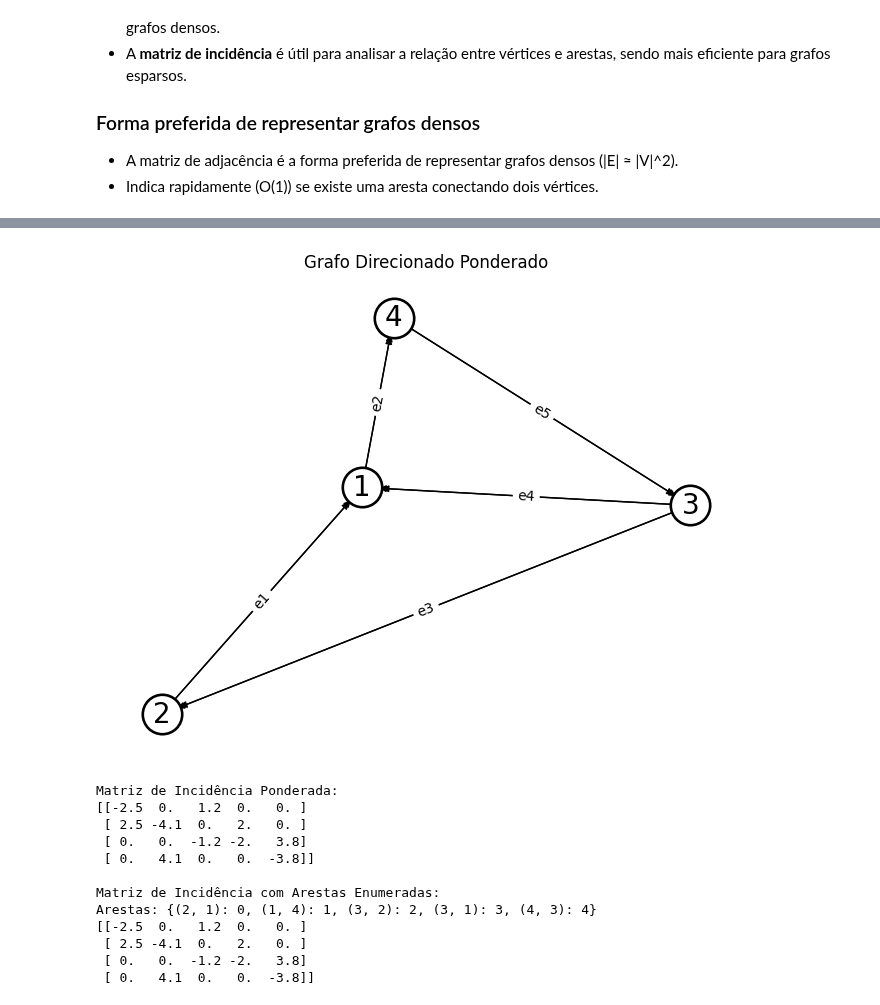
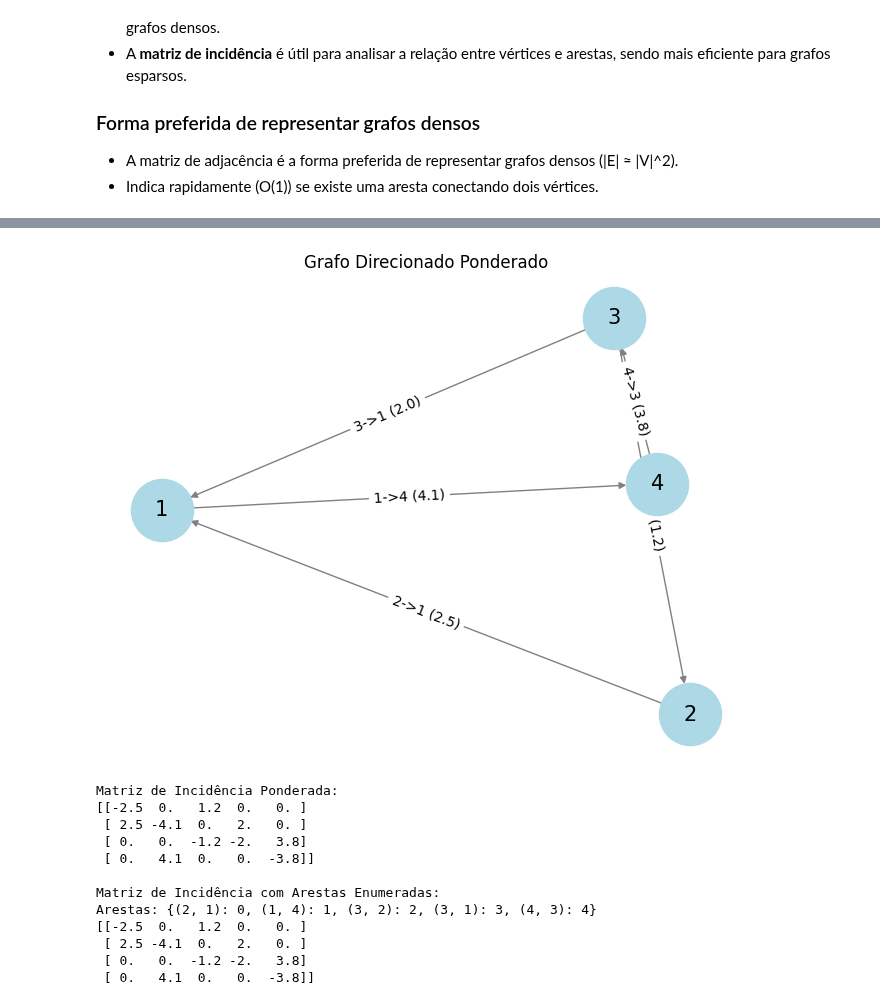
Before and after one commit to LeonardoVieiraGuimaraes/TeoriaGrafos, a Jupyter notebook: Aula03/RepresentacaoGrafoMatriz.ipynb, the cells around one changed output, grey strips where cells are left out. Cells and saved outputs as stored; diff of their text form; code cells hidden in the pictures.

```diff
--- a/Aula03/RepresentacaoGrafoMatriz.ipynb
+++ b/Aula03/RepresentacaoGrafoMatriz.ipynb
@@ -190,16 +193,6 @@ Matriz de Adjacência:
 import networkx as nx
 import matplotlib.pyplot as plt
 import numpy as np
-
-def draw_graph_with_labels_outside_arestas(G, title):
-    pos = nx.spring_layout(G)
-    nx.draw(G, pos, with_labels=False, node_color='black', edge_color='black', node_size=800, linewidths=2)
-    nx.draw(G, pos, with_labels=False, node_color='white', edge_color='black', node_size=600, linewidths=2)
-    nx.draw_networkx_labels(G, pos, font_size=20, font_color='black')
-    edge_labels = {e: f'e{idx}' for idx, e in enumerate(G.edges(), 1)}
-    nx.draw_networkx_edge_labels(G, pos, edge_labels=edge_labels)
-    plt.title(title)
-    plt.show()
 
 # Definindo o grafo não ponderado
 G = nx.Graph()
@@ -213,12 +206,8 @@ inc_matrix = nx.incidence_matrix(G, oriented=False).todense()
 print("Matriz de Incidência:")
 print(inc_matrix)
 
-# Enumerando as arestas
-edges = list(G.edges())
-edge_indices = {edge: idx for idx, edge in enumerate(edges)}
 
 # Exibindo a matriz de incidência com as arestas enumeradas
 print("\nMatriz de Incidência com Arestas Enumeradas:")
-print("Arestas:", edge_indices)
 print(inc_matrix)
 # %% [output]
@@ -238,7 +226,10 @@ Arestas: {(1, 2): 0, (1, 4): 1, (1, 3): 2, (2, 3): 3, (3, 4): 4}
 # %%
 # Definindo o grafo direcionado
 G = nx.DiGraph()
-G.add_edges_from([(2, 1), (3, 2), (4, 3), (1, 4), (3, 1)])
+
+edgelist = [(1, 2), (2, 3), (3, 4), (4, 1), (1, 3)]
+
+G.add_edges_from(edgelist)
 
 # Plotando o grafo usando a função personalizada
 draw_graph_with_labels_outside_arestas(G, "Grafo Direcionado")
@@ -248,12 +239,10 @@ inc_matrix = nx.incidence_matrix(G, oriented=True).todense()
 print("Matriz de Incidência:")
 print(inc_matrix)
 
-# Enumerando as arestas
-edges = list(G.edges())
-edge_indices = {edge: idx for idx, edge in enumerate(edges)}
+
 
 # Exibindo a matriz de incidência com as arestas enumeradas
 print("\nMatriz de Incidência com Arestas Enumeradas:")
-print("Arestas:", edge_indices)
+print(edgelist)
 print(inc_matrix)
 # %% [output]
@@ -273,40 +262,26 @@ Arestas: {(2, 1): 0, (1, 4): 1, (3, 2): 2, (3, 1): 3, (4, 3): 4}
 # %%
 import networkx as nx
 import matplotlib.pyplot as plt
 import numpy as np
 
-def draw_graph_with_labels_outside_arestas(G, title):
-    pos = nx.spring_layout(G)
-    nx.draw(G, pos, with_labels=False, node_color='black', edge_color='black', node_size=800, linewidths=2)
-    nx.draw(G, pos, with_labels=False, node_color='white', edge_color='black', node_size=600, linewidths=2)
-    nx.draw_networkx_labels(G, pos, font_size=20, font_color='black')
-    edge_labels = {e: f'e{idx}' for idx, e in enumerate(G.edges(), 1)}
-    nx.draw_networkx_edge_labels(G, pos, edge_labels=edge_labels)
-    plt.title(title)
-    plt.show()
-
+edgelist = [(2, 1, 2.5), (3, 2, 1.2), (4, 3, 3.8), (1, 4, 4.1), (3, 1, 2.0)]
 # Definindo o grafo direcionado ponderado
 G = nx.DiGraph()
-G.add_weighted_edges_from([(2, 1, 2.5), (3, 2, 1.2), (4, 3, 3.8), (1, 4, 4.1), (3, 1, 2.0)])
+G.add_weighted_edges_from(edgelist)
 
 # Plotando o grafo usando a função personalizada
-draw_graph_with_labels_outside_arestas(G, "Grafo Direcionado Ponderado")
+draw_graph_with_labels_outside_arestas_pesos(G, "Grafo Direcionado Ponderado")
 
 # Obtendo a matriz de incidência ponderada
 inc_matrix = nx.incidence_matrix(G, oriented=True, weight='weight').todense()
-print("Matriz de Incidência Ponderada:")
-print(inc_matrix)
 
-# Enumerando as arestas
-edges = list(G.edges())
-edge_indices = {edge: idx for idx, edge in enumerate(edges)}
 
 # Exibindo a matriz de incidência com as arestas enumeradas
 print("\nMatriz de Incidência com Arestas Enumeradas:")
 print("Arestas:", edge_indices)
 print(inc_matrix)
 # %% [output]
-[figure, old version]
+[figure, new version]
 Matriz de Incidência Ponderada:
 [[-2.5  0.   1.2  0.   0. ]
  [ 2.5 -4.1  0.   2.   0. ]
```
Also changed, not shown: parts of 6 cells of this notebook.
